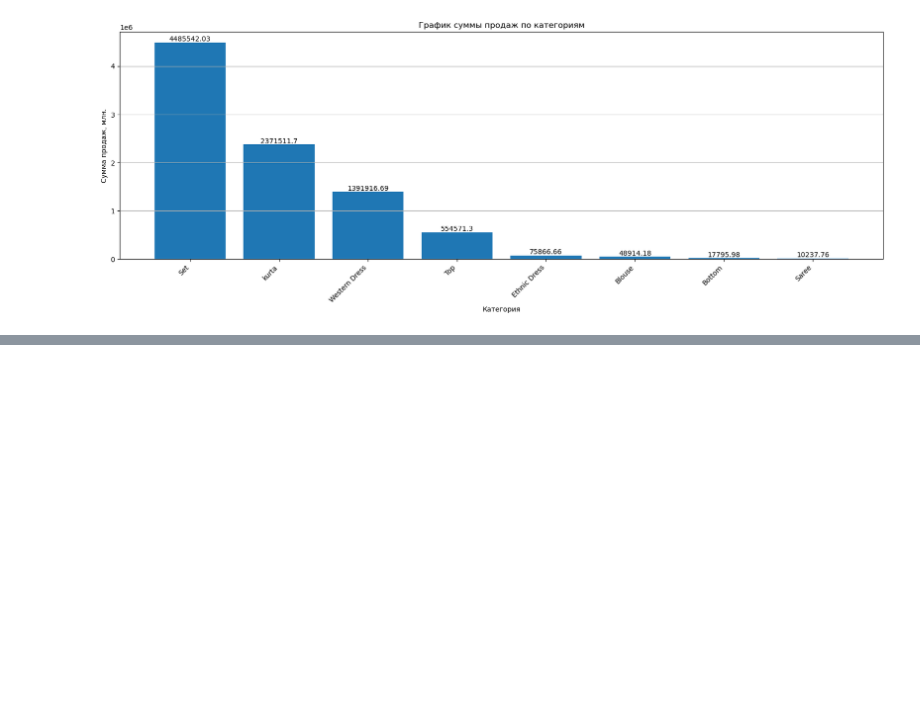
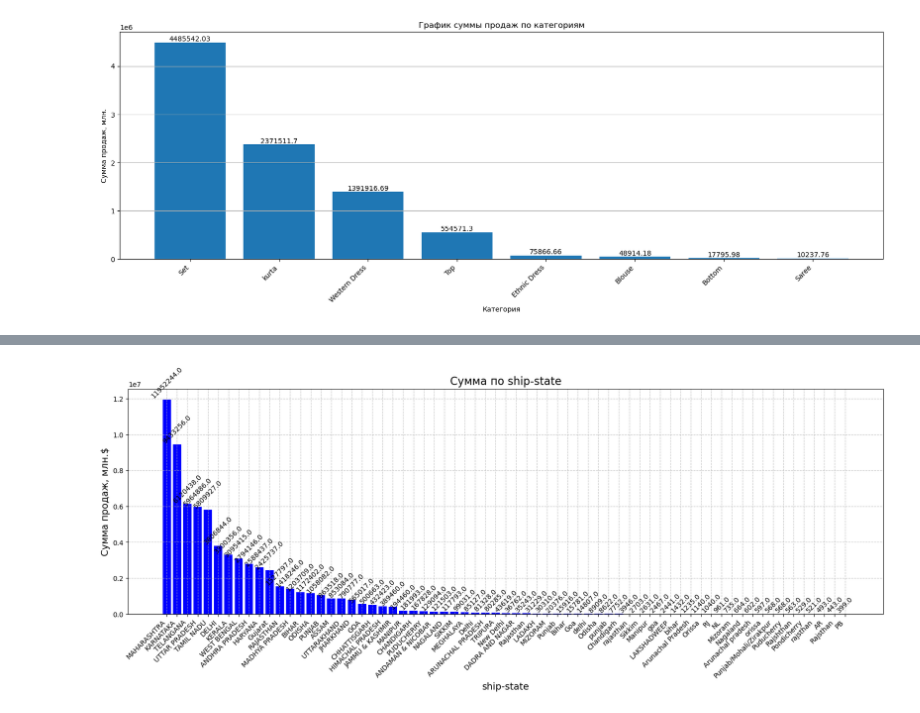
Before and after one commit to MaximManuyko/Jupyter, a Jupyter notebook: 5_Набор_данных_о_продажах_электронной_коммерции.ipynb, the cells around one changed output, grey strips where cells are left out. Drawn from its saved outputs; the diff is of its cells as text; code cells hidden in the pictures; blank space fills up the shorter version.

```diff
--- a/5_Набор_данных_о_продажах_электронной_коммерции.ipynb
+++ b/5_Набор_данных_о_продажах_электронной_коммерции.ipynb
@@ -271,0 +425,36 @@ plt.show()
+# %%
+df = input_raw.copy(deep=True)
+
+# Фильтрация строк по значению в колонке 'Status'
+filtered_df = df[df['Status'].isin(['Shipped', 'Shipped - Delivered to Buyer', 'Shipped - Picked Up'])]
+
+# Группировка по 'ship-state' и суммирование 'Amount' для каждой группы
+grouped_df = filtered_df.groupby('ship-state')['Amount'].sum().reset_index()
+
+# Сортировка по уменьшению 'Amount'
+grouped_df = grouped_df.sort_values(by='Amount', ascending=False)
+
+# Построение столбчатой диаграммы
+fig, ax = plt.subplots(figsize=(b, b * 0.3))
+bars = ax.bar(grouped_df['ship-state'], grouped_df['Amount'], color='blue')
+
+# Добавление названий и подписей на русском языке
+plt.title('Сумма по ship-state', fontsize=16)
+plt.xlabel('ship-state', fontsize=14)
+plt.ylabel('Сумма продаж, млн.$', fontsize=14)
+
+# Добавление сетки
+plt.grid(True, linestyle='--', alpha=0.7)
+
+# Добавление подписей к столбцам
+for bar in bars:
+    yval = bar.get_height()
+    plt.text(bar.get_x() + bar.get_width()/2, yval, round(yval, 2), ha='center', va='bottom', rotation=45)
+
+# Поворот подписей оси x на 45 градусов
+plt.xticks(rotation=45, ha='right')
+
+# Отображение графика
+plt.show()
+# %% [output]
+[figure, added]
```
Also changed, not shown: parts of 12 cells of this notebook, 18 other files.
